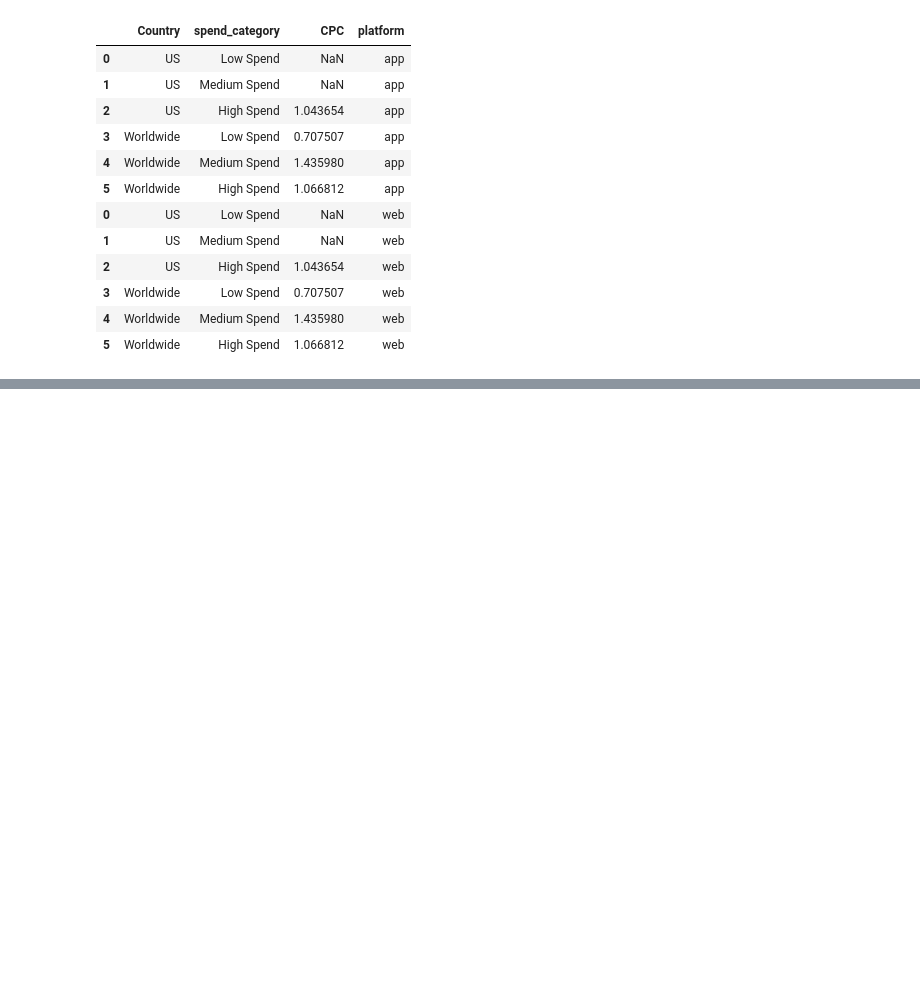
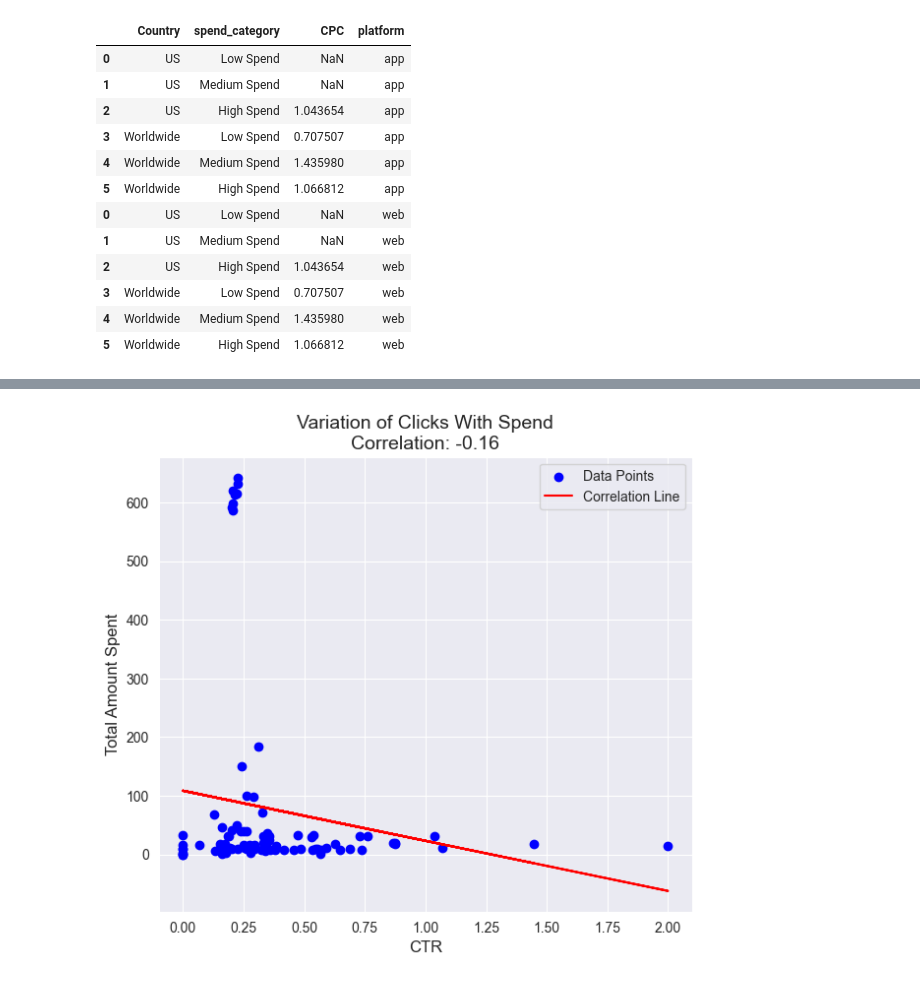
Before and after one commit to Stoichiometrical/Data-Analysis-Case-Studies, a Jupyter notebook: CaseStudy.ipynb, the cells around one changed output, grey strips where cells are left out. Drawn from its saved outputs; the diff is of its cells as text; code cells hidden in the pictures; blank space fills up the shorter version.

```diff
--- a/CaseStudy.ipynb
+++ b/CaseStudy.ipynb
@@ -507,0 +677,34 @@ regional_clicks_cost
+# %%
+#Overall variation of spend with clicks
+
+# Remove rows with NaN or infinite values
+data_cleaned = data.dropna(subset=['CTR', 'spend_net_usd'])  # Remove rows with NaN
+data_cleaned = data_cleaned[np.isfinite(data_cleaned['CTR']) & np.isfinite(data_cleaned['spend_net_usd'])]  # Remove rows with infinite values
+
+# Scatter plot
+plt.figure(figsize=(7, 6))
+plt.scatter(
+    x=data_cleaned['CTR'],
+    y=data_cleaned['spend_net_usd'],
+    color='blue',
+    label='Data Points'
+)
+
+# Calculate and plot correlation line
+m, b = np.polyfit(data_cleaned['CTR'], data_cleaned['spend_net_usd'], 1)  # Linear regression
+plt.plot(data_cleaned['CTR'], m * data_cleaned['CTR'] + b, color='red', label='Correlation Line')
+
+# Calculate correlation coefficient
+correlation = np.corrcoef(data_cleaned['CTR'], data_cleaned['spend_net_usd'])[0, 1]
+
+# Customizing the plot
+plt.title(f'Variation of Clicks With Spend\nCorrelation: {correlation:.2f}', fontsize=14)
+plt.xlabel('CTR', fontsize=12)
+plt.ylabel('Total Amount Spent', fontsize=12)
+plt.legend()
+plt.grid(True)
+
+# Show the plot
+plt.show()
+# %% [output]
+[figure, added]
```
Also changed, not shown: parts of 24 cells of this notebook.
